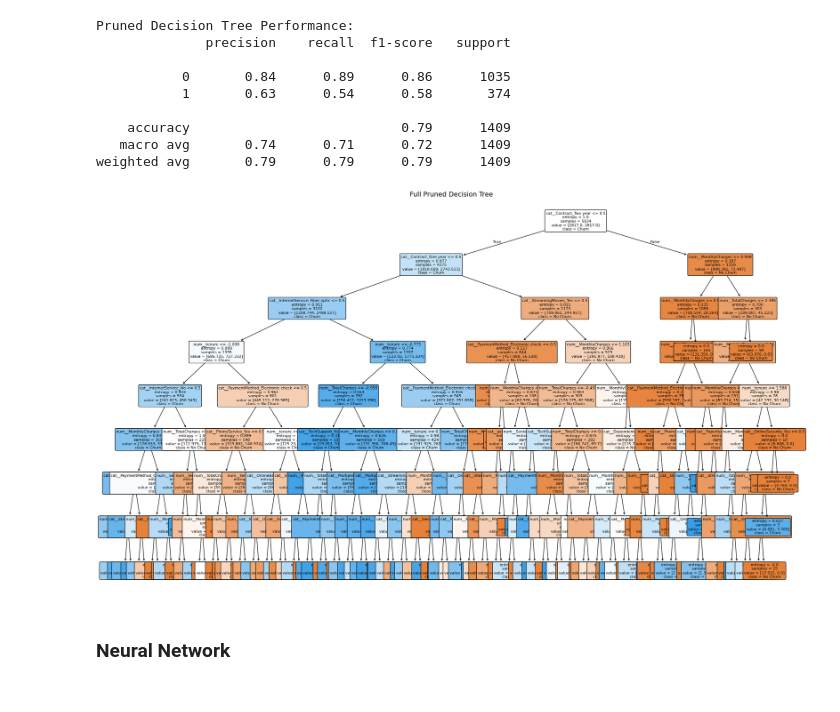
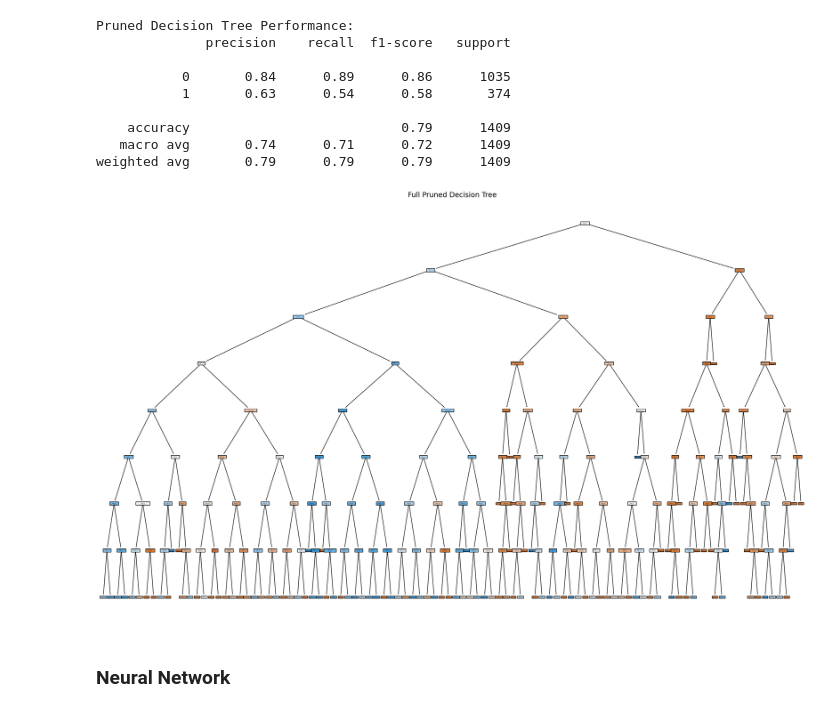
Before and after one commit to meleeshagamage/CourseWork_ML, a Jupyter notebook: ML_CW.ipynb, the cells around one changed output. Cells and saved outputs as stored; diff of their text form; code cells hidden in the pictures.

```diff
--- a/ML_CW.ipynb
+++ b/ML_CW.ipynb
@@ -155,2 +177,4 @@ df['Churn'] = df['Churn'].map({'Yes': 1, 'No': 0})
+# %%
+df['TotalCharges'].fillna(df['TotalCharges'].median(), inplace=True)
 # %%
 df = df.drop(columns=['Churn_numeric'], errors='ignore')
@@ -410,17 +427,16 @@ weighted avg       0.79      0.79      0.79      1409
 # %%
 plt.figure(figsize=(25, 15))
 plot_tree(
     best_dt.named_steps["clf"],
     feature_names=feature_names,
     class_names=['No Churn', 'Churn'],
     filled=True,
-    rounded=True,
-    fontsize=8  # Smaller font to fit everything
+
 )
 plt.title("Full Pruned Decision Tree", fontsize=14)
 plt.show()
 # %% [output]
-[figure, old version]
+[figure, new version]
 # %% [markdown]
 ### Neural Network
 # %%
```
Also changed, not shown: parts of 17 cells of this notebook.
